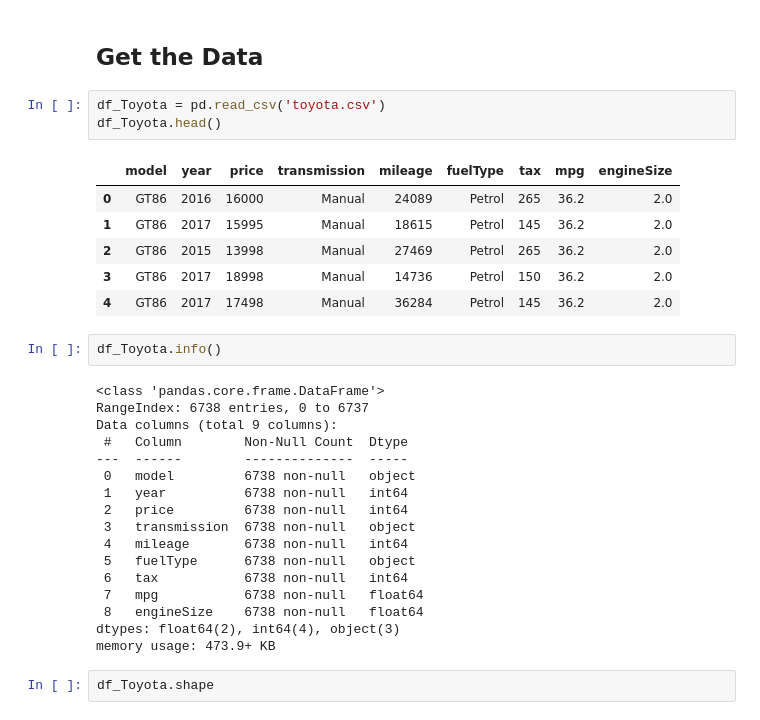
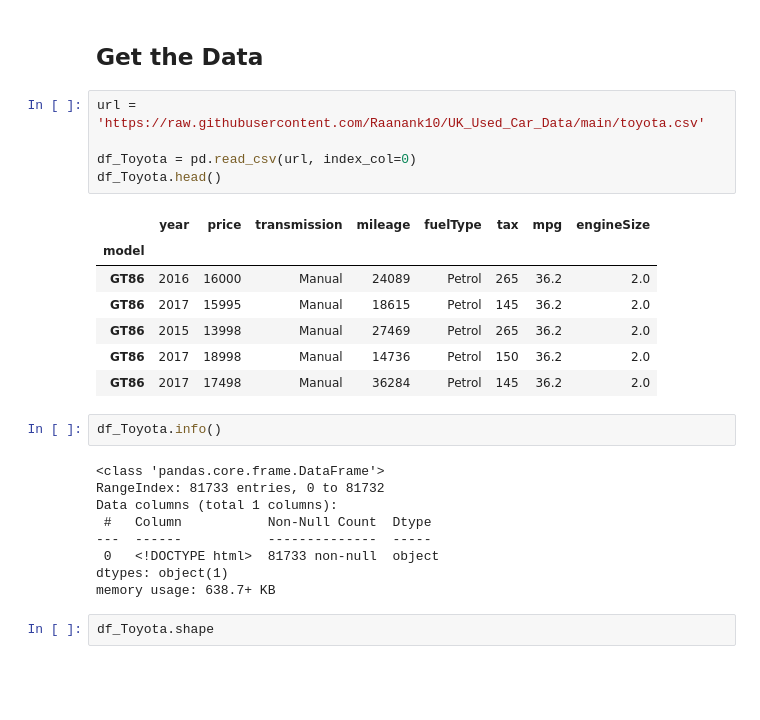
Before and after one commit to Raanank10/UK_Used_Car_Data, a Jupyter notebook: 100000_UK_Used_Car_Data_set_regression_project_.ipynb, the cells around one changed output. Drawn from its saved outputs; the diff is of its cells as text; blank space fills up the shorter version.

```diff
--- a/100000_UK_Used_Car_Data_set_regression_project_.ipynb
+++ b/100000_UK_Used_Car_Data_set_regression_project_.ipynb
@@ -34,35 +34,30 @@ from sklearn.model_selection import train_test_split as split
 %matplotlib inline
 # %% [markdown]
 ## Get the Data
-# %%
-df_Toyota = pd.read_csv('toyota.csv')
-df_Toyota.head()
-# %% [output]
-|  | model | year | price | transmission | mileage | fuelType | tax | mpg | engineSize |
-| 0 | GT86 | 2016 | 16000 | Manual | 24089 | Petrol | 265 | 36.2 | 2.0 |
-| 1 | GT86 | 2017 | 15995 | Manual | 18615 | Petrol | 145 | 36.2 | 2.0 |
-| 2 | GT86 | 2015 | 13998 | Manual | 27469 | Petrol | 265 | 36.2 | 2.0 |
-| 3 | GT86 | 2017 | 18998 | Manual | 14736 | Petrol | 150 | 36.2 | 2.0 |
-| 4 | GT86 | 2017 | 17498 | Manual | 36284 | Petrol | 145 | 36.2 | 2.0 |
+# %%
+url = 'https://raw.githubusercontent.com/Raanank10/UK_Used_Car_Data/main/toyota.csv'
+
+df_Toyota = pd.read_csv(url, index_col=0)
+df_Toyota.head()
+# %% [output]
+|  | year | price | transmission | mileage | fuelType | tax | mpg | engineSize |
+| model |  |  |  |  |  |  |  |  |
+| GT86 | 2016 | 16000 | Manual | 24089 | Petrol | 265 | 36.2 | 2.0 |
+| GT86 | 2017 | 15995 | Manual | 18615 | Petrol | 145 | 36.2 | 2.0 |
+| GT86 | 2015 | 13998 | Manual | 27469 | Petrol | 265 | 36.2 | 2.0 |
+| GT86 | 2017 | 18998 | Manual | 14736 | Petrol | 150 | 36.2 | 2.0 |
+| GT86 | 2017 | 17498 | Manual | 36284 | Petrol | 145 | 36.2 | 2.0 |
 # %%
 df_Toyota.info()
 # %% [output]
 <class 'pandas.core.frame.DataFrame'>
-RangeIndex: 6738 entries, 0 to 6737
-Data columns (total 9 columns):
- #   Column        Non-Null Count  Dtype
----  ------        --------------  -----
- 0   model         6738 non-null   object
- 1   year          6738 non-null   int64
- 2   price         6738 non-null   int64
- 3   transmission  6738 non-null   object
- 4   mileage       6738 non-null   int64
- 5   fuelType      6738 non-null   object
- 6   tax           6738 non-null   int64
- 7   mpg           6738 non-null   float64
- 8   engineSize    6738 non-null   float64
-dtypes: float64(2), int64(4), object(3)
-memory usage: 473.9+ KB
+RangeIndex: 81733 entries, 0 to 81732
+Data columns (total 1 columns):
+ #   Column           Non-Null Count  Dtype
+---  ------           --------------  -----
+ 0   <!DOCTYPE html>  81733 non-null  object
+dtypes: object(1)
+memory usage: 638.7+ KB
 # %%
 df_Toyota.shape
 # %% [output]
```
